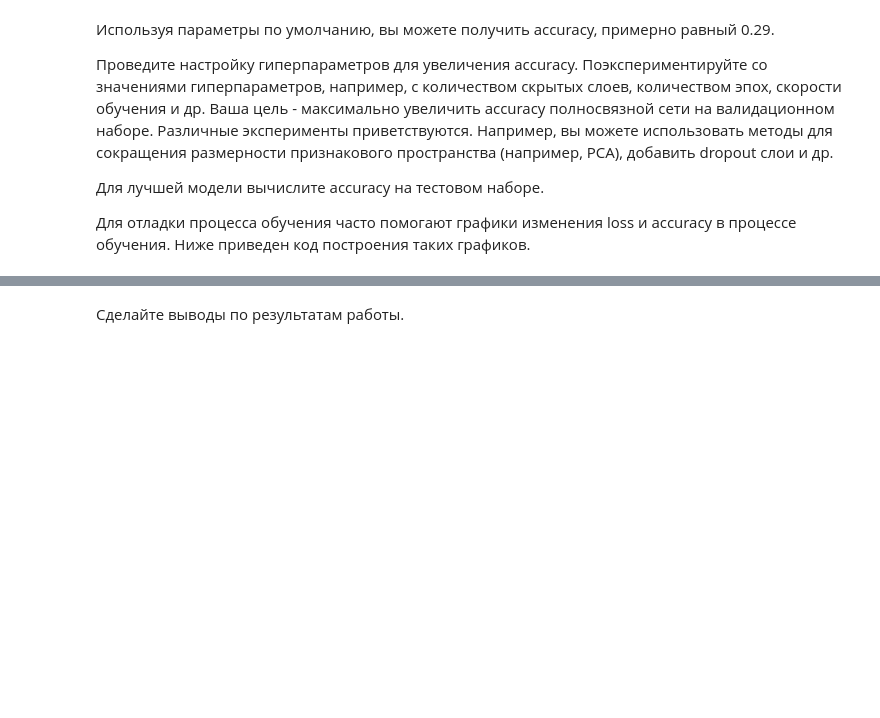
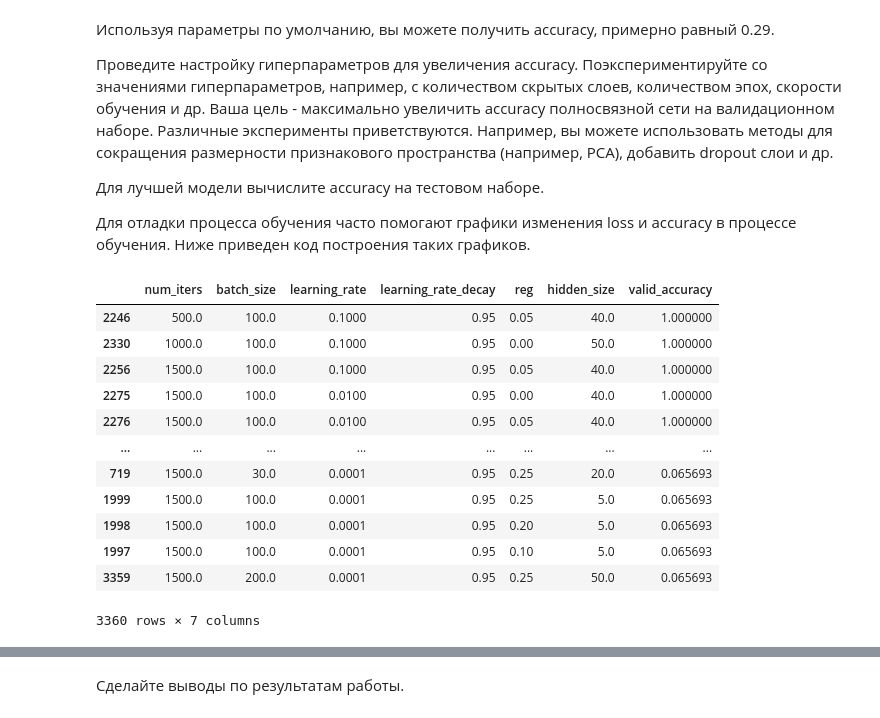
Before and after one commit to garrigar/NN_DL_Labs, a Jupyter notebook: lab_2_6231_Gabbasov.ipynb, the cells around one changed output, grey strips where cells are left out. Drawn from its saved outputs; the diff is of its cells as text; code cells hidden in the pictures; blank space fills up the shorter version.

```diff
--- a/lab_2_6231_Gabbasov.ipynb
+++ b/lab_2_6231_Gabbasov.ipynb
@@ -173,3 +276,58 @@ print('Validation accuracy: ', val_acc)
 Для лучшей модели вычислите acсuracy на тестовом наборе.
 
 Для отладки процесса обучения часто помогают графики изменения loss и accuracy в процессе обучения. Ниже приведен код построения таких графиков.
+# %%
+from tqdm import tqdm
+from sklearn.model_selection import ParameterGrid
+
+params = {
+    'num_iters': [300, 500, 1000, 1500],
+    'batch_size': [10, 30, 50, 75, 100, 150, 200],
+    'learning_rate': [1e-1, 1e-2, 1e-3, 1e-4],
+    'learning_rate_decay': [0.95],
+    'reg': [0, 0.05, 0.10, 0.20, 0.25],
+    'hidden_size': [5, 10, 20, 30, 40, 50]
+}
+
+df_params_sets = pd.DataFrame(columns=list(params.keys())+['valid_accuracy'])
+
+stats_arr = []
+
+k = 0
+for param_set in tqdm(ParameterGrid(params)):
+    # print(f'Iteration {k}')
+
+    input_size = 8 * 8 * 1 + 1
+    hidden_size = param_set['hidden_size']
+    num_classes = 10
+    net = TwoLayerNet(input_size, hidden_size, num_classes)
+
+    stats = net.train(X_train, y_train, X_val, y_val,
+                num_iters=param_set['num_iters'], batch_size=param_set['batch_size'],
+                learning_rate=param_set['learning_rate'], learning_rate_decay=param_set['learning_rate_decay'],
+                reg=param_set['reg'], verbose=False)
+
+    stats_arr.append(stats)
+
+    val_acc = (net.predict(X_val) == y_val).mean()
+    # print('Validation accuracy: ', val_acc)
+
+    df_params_sets.loc[k] = [param_set['num_iters'], param_set['batch_size'], param_set['learning_rate'], param_set['learning_rate_decay'], param_set['reg'], param_set['hidden_size'], val_acc]
+
+    k += 1
+# %%
+df_params_sets.sort_values(by=['valid_accuracy'], ascending=False)
+# %% [output]
+|  | num_iters | batch_size | learning_rate | learning_rate_decay | reg | hidden_size | valid_accuracy |
+| 2246 | 500.0 | 100.0 | 0.1000 | 0.95 | 0.05 | 40.0 | 1.000000 |
+| 2330 | 1000.0 | 100.0 | 0.1000 | 0.95 | 0.00 | 50.0 | 1.000000 |
+| 2256 | 1500.0 | 100.0 | 0.1000 | 0.95 | 0.05 | 40.0 | 1.000000 |
+| 2275 | 1500.0 | 100.0 | 0.0100 | 0.95 | 0.00 | 40.0 | 1.000000 |
+| 2276 | 1500.0 | 100.0 | 0.0100 | 0.95 | 0.05 | 40.0 | 1.000000 |
+| ... | ... | ... | ... | ... | ... | ... | ... |
+| 719 | 1500.0 | 30.0 | 0.0001 | 0.95 | 0.25 | 20.0 | 0.065693 |
+| 1999 | 1500.0 | 100.0 | 0.0001 | 0.95 | 0.25 | 5.0 | 0.065693 |
+| 1998 | 1500.0 | 100.0 | 0.0001 | 0.95 | 0.20 | 5.0 | 0.065693 |
+| 1997 | 1500.0 | 100.0 | 0.0001 | 0.95 | 0.10 | 5.0 | 0.065693 |
+| 3359 | 1500.0 | 200.0 | 0.0001 | 0.95 | 0.25 | 50.0 | 0.065693 |
+3360 rows × 7 columns
```
Also changed, not shown: parts of 18 cells of this notebook, 1 other file.
